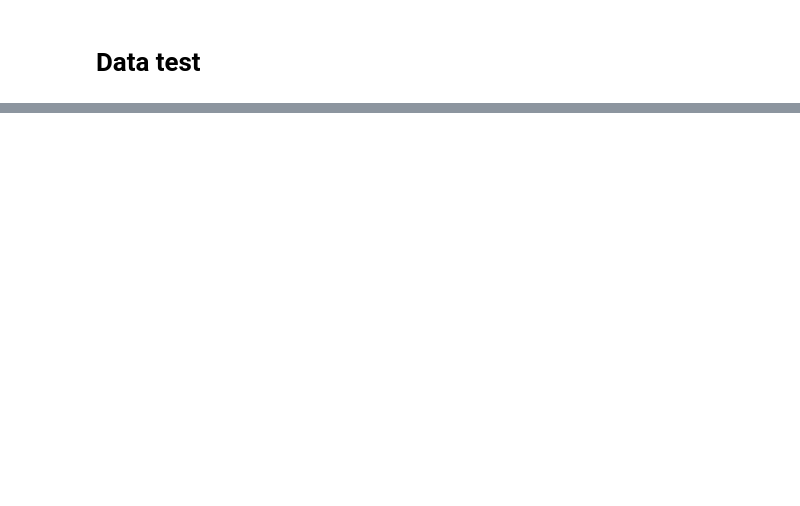
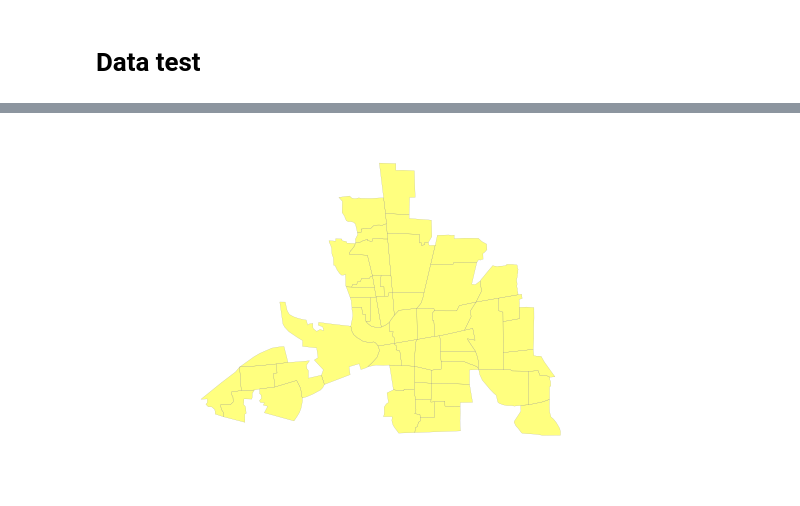
Before and after one commit to ocefpaf/2016-Python-course-CBO, a Jupyter notebook: notebooks/check_env.ipynb, the cells around one changed output, grey strips where cells are left out. Drawn from its saved outputs; the diff is of its cells as text; code cells hidden in the pictures; blank space fills up the shorter version.

```diff
--- a/notebooks/check_env.ipynb
+++ b/notebooks/check_env.ipynb
@@ -49,3 +151,9 @@ import cmocean
 import mplleaflet
 # %% [markdown]
 # Data test
+# %%
+shp = ps.examples.get_path('columbus.shp')
+
+db = gpd.read_file(shp)
+
+db.head()
@@ -51,0 +168,10 @@ import mplleaflet
+# %%
+%matplotlib inline
+
+import matplotlib.pyplot as plt
+f, ax = plt.subplots(1)
+for poly in db['geometry']:
+    gpd.plotting.plot_multipolygon(ax, poly, facecolor='yellow', edgecolor='grey', linewidth=0.1)
+ax.set_axis_off()
+# %% [output]
+[figure, added]
```
Also changed, not shown: parts of 33 cells of this notebook, 1 other file.
